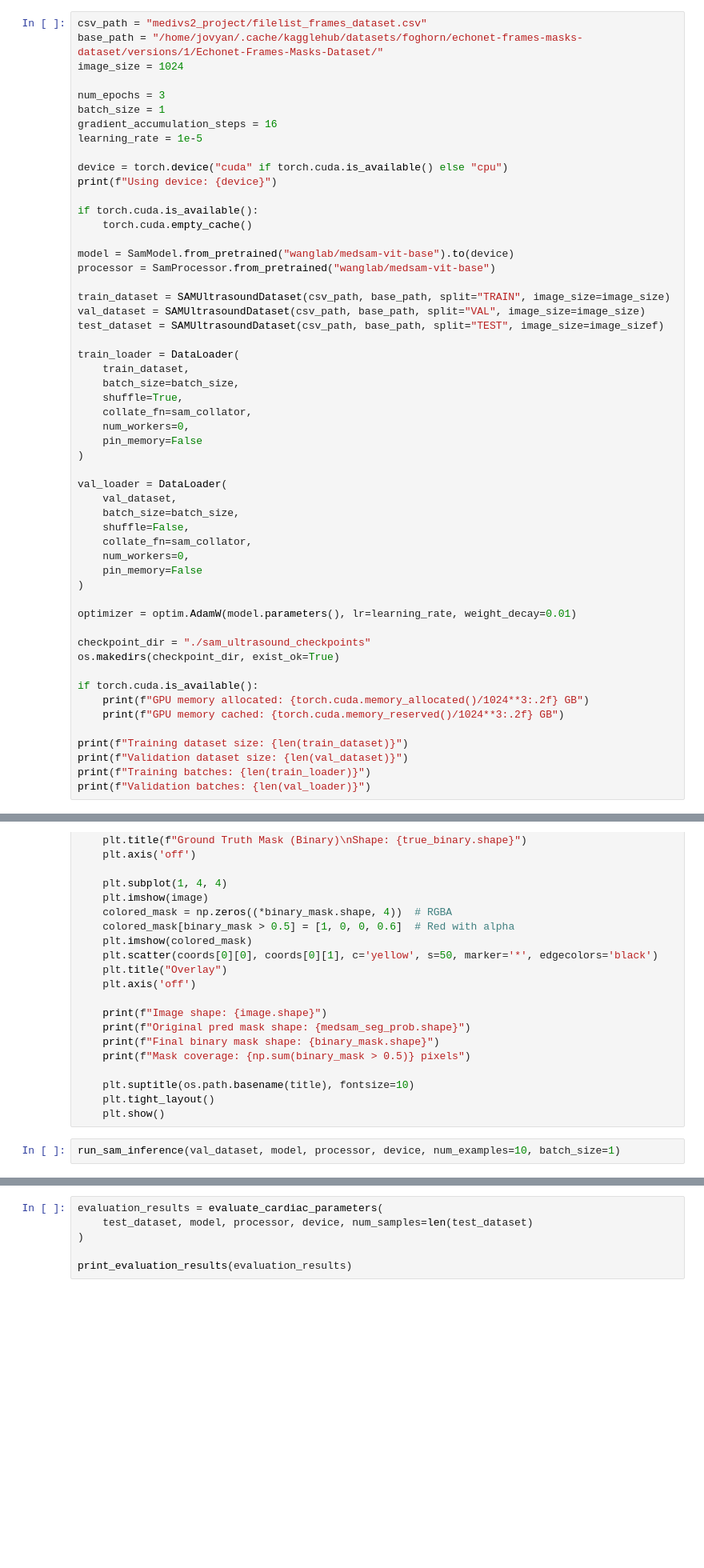
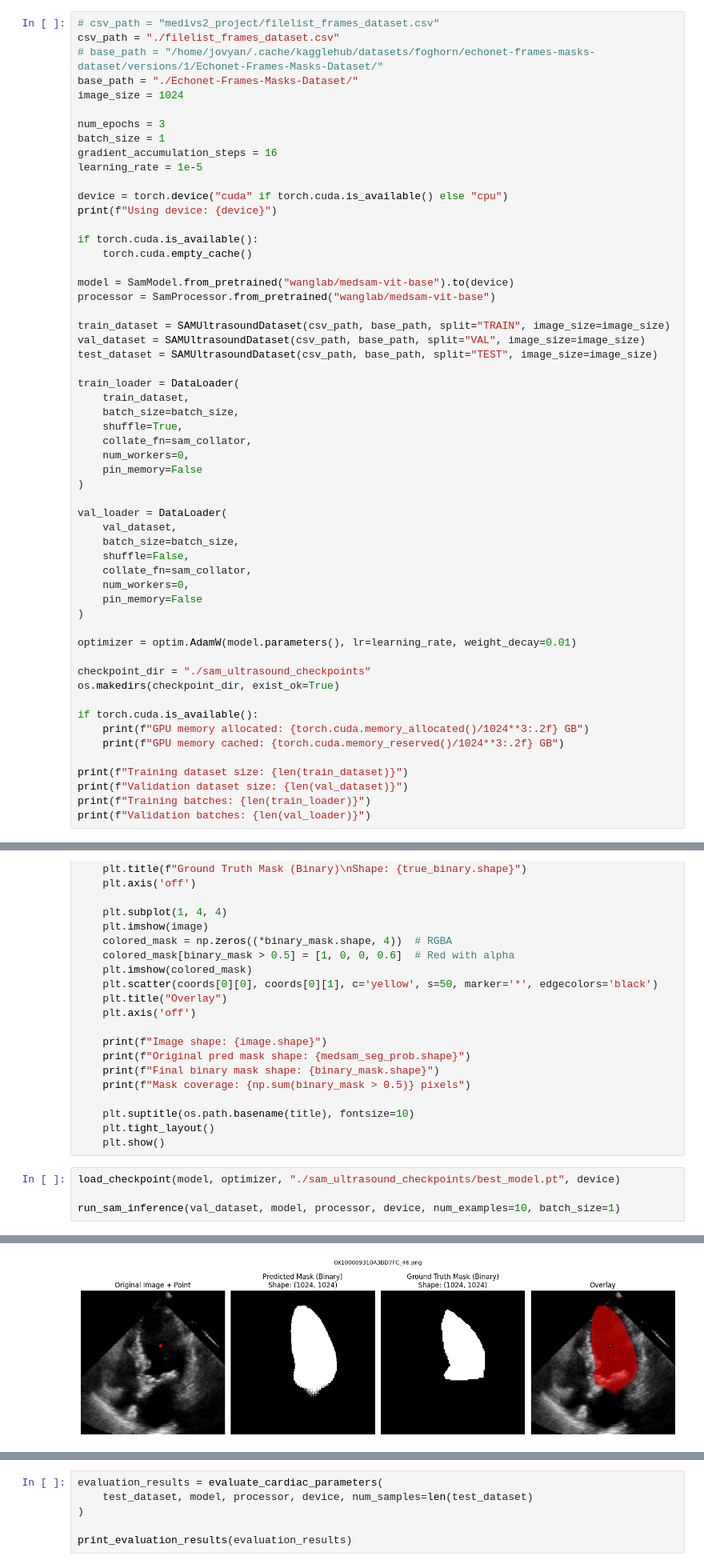
Before and after one commit to Benonsen/medivs2_project, a Jupyter notebook: medsam.ipynb, the cells around one changed output, grey strips where cells are left out. Shown at 80% size. Cells and saved outputs as stored; diff of their text form; blank space fills up the shorter version.

```diff
--- a/medsam.ipynb
+++ b/medsam.ipynb
@@ -213,8 +213,10 @@ def load_checkpoint(model, optimizer, filepath, device):
     print(f"Checkpoint loaded from {filepath}, epoch {epoch}, loss {loss:.4f}")
     return epoch, loss
 # %%
-csv_path = "medivs2_project/filelist_frames_dataset.csv"
-base_path = "/home/jovyan/.cache/kagglehub/datasets/foghorn/echonet-frames-masks-dataset/versions/1/Echonet-Frames-Masks-Dataset/"
+# csv_path = "medivs2_project/filelist_frames_dataset.csv"
+csv_path = "./filelist_frames_dataset.csv"
+# base_path = "/home/jovyan/.cache/kagglehub/datasets/foghorn/echonet-frames-masks-dataset/versions/1/Echonet-Frames-Masks-Dataset/"
+base_path = "./Echonet-Frames-Masks-Dataset/"
 image_size = 1024
 
 num_epochs = 3
@@ -233,7 +235,7 @@ processor = SamProcessor.from_pretrained("wanglab/medsam-vit-base")
 
 train_dataset = SAMUltrasoundDataset(csv_path, base_path, split="TRAIN", image_size=image_size)
 val_dataset = SAMUltrasoundDataset(csv_path, base_path, split="VAL", image_size=image_size)
-test_dataset = SAMUltrasoundDataset(csv_path, base_path, split="TEST", image_size=image_sizef)
+test_dataset = SAMUltrasoundDataset(csv_path, base_path, split="TEST", image_size=image_size)
 
 train_loader = DataLoader(
     train_dataset,
@@ -422,4 +432,7 @@ def show_mask_and_image(image_tensor, pred_mask, true_mask, title, coords):
     plt.tight_layout()
     plt.show()
 # %%
+load_checkpoint(model, optimizer, "./sam_ultrasound_checkpoints/best_model.pt", device)
+
 run_sam_inference(val_dataset, model, processor, device, num_examples=10, batch_size=1)
+# %% [output]
@@ -425,0 +449 @@ run_sam_inference(val_dataset, model, processor, device, num_examples=10, batch_
+[figure, added]
```
Also changed, not shown: parts of 4 cells of this notebook, 3 other files.
